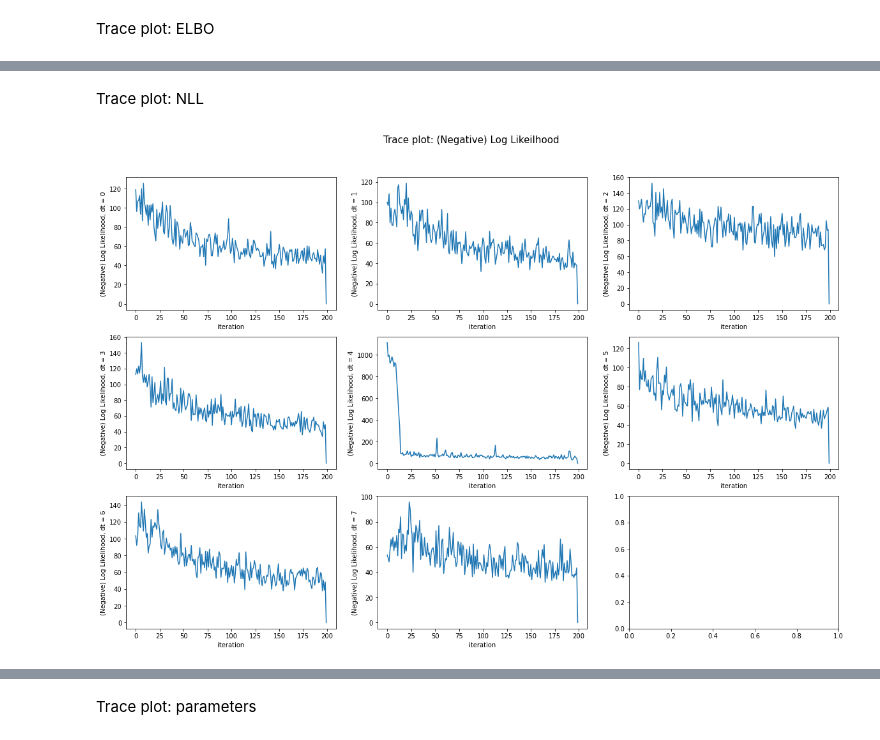
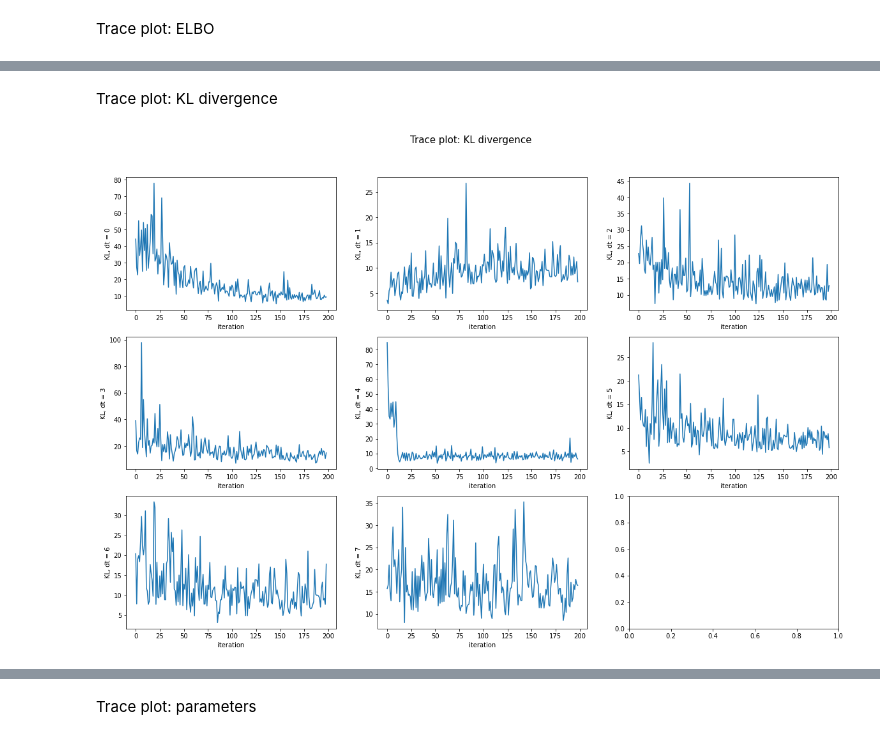
Before and after one commit to thysics/VI_SDE, a Jupyter notebook: tOUv_Toy_04.ipynb, the cells around one changed output, grey strips where cells are left out. Drawn from its saved outputs; the diff is of its cells as text; code cells hidden in the pictures.

```diff
--- a/tOUv_Toy_04.ipynb
+++ b/tOUv_Toy_04.ipynb
@@ -828,15 +813,15 @@ plt.show()
-# %% [markdown]
-Trace plot: NLL
-# %%
-fig, ax = plt.subplots(nrows=3, ncols=3, figsize=(20, 13))
-t = 0
-for ax in ax.ravel()[:-1]:
-    ax.plot(np.arange(len(NLL_traces[t, :])), -1 * NLL_traces[t, :])
-    ax.set_xlabel("iteration")
-    ax.set_ylabel("(Negative) Log Likelihood, dt = %d" % t)
-    t += 1
-
-plt.suptitle("Trace plot: (Negative) Log Likeilhood", size=15, y=0.95)
-plt.show()
-# %% [output]
-[figure, removed]
+# %% [markdown]
+Trace plot: KL divergence
+# %%
+fig, ax = plt.subplots(nrows=3, ncols=3, figsize=(20, 13))
+t = 0
+for ax in ax.ravel()[:-1]:
+    ax.plot(np.arange(len(KL_traces[t, :-1])), -1 * KL_traces[t, :-1])
+    ax.set_xlabel("iteration")
+    ax.set_ylabel("KL, dt = %d" % t)
+    t += 1
+
+plt.suptitle("Trace plot: KL divergence", size=15, y=0.95)
+plt.show()
+# %% [output]
+[figure, added]
```
Also changed, not shown: parts of 13 cells of this notebook, 4 other files.
